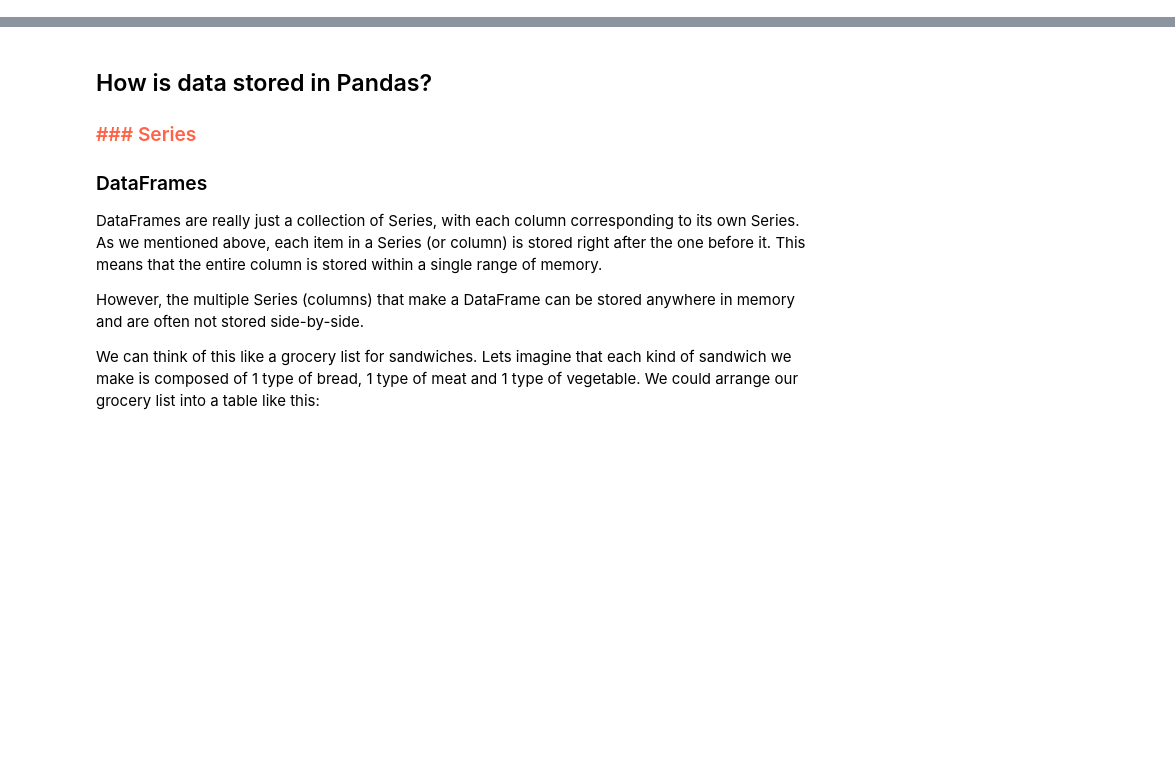
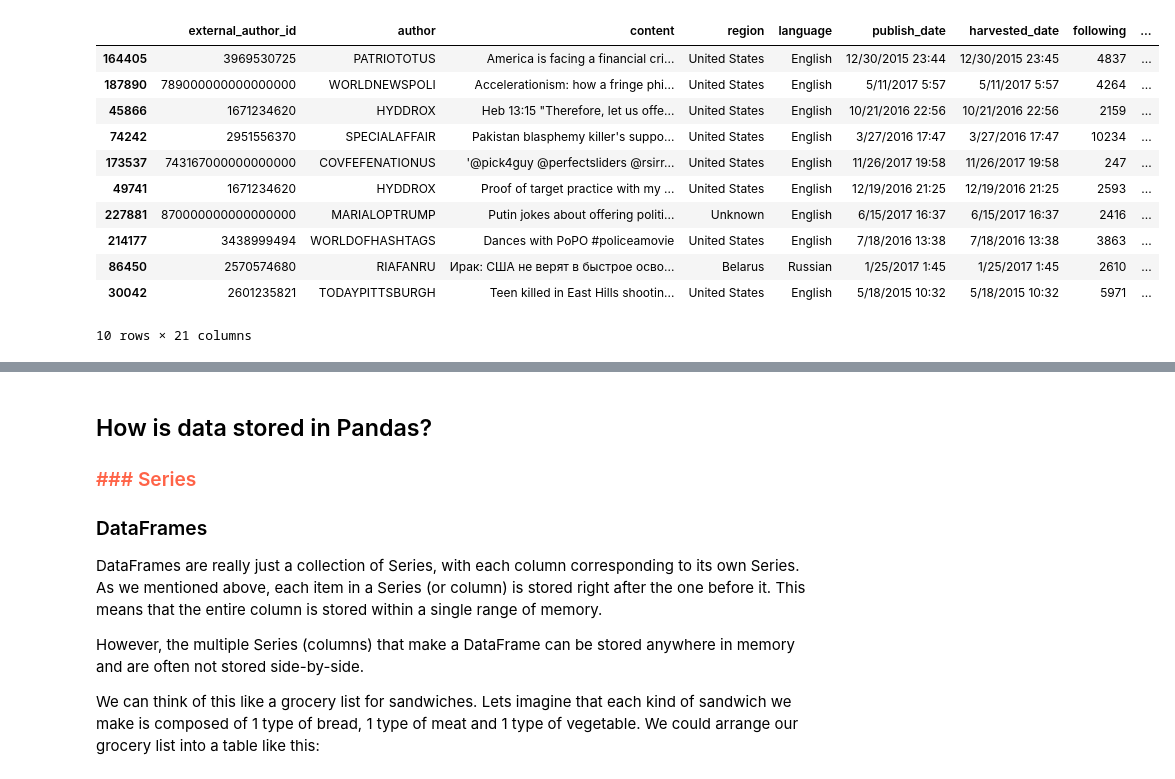
Before and after one commit to mclevey/GESIS_2020_Fundamentals, a Jupyter notebook: 03_numpy_pandas_mpl.ipynb, the cells around one changed output, grey strips where cells are left out. Cells and saved outputs as stored; diff of their text form; code cells hidden in the pictures; blank space fills up the shorter version.

```diff
--- a/03_numpy_pandas_mpl.ipynb
+++ b/03_numpy_pandas_mpl.ipynb
@@ -60,0 +437,15 @@ However, by understanding a little about what is going on in the backend, we can
+# %%
+df[df['followers'] >= 1000].sample(10)
+# %% [output]
+|  | external_author_id | author | content | region | language | publish_date | harvested_date | following | ... |
+| 164405 | 3969530725 | PATRIOTOTUS | America is facing a financial cri... | United States | English | 12/30/2015 23:44 | 12/30/2015 23:45 | 4837 | ... |
+| 187890 | 789000000000000000 | WORLDNEWSPOLI | Accelerationism: how a fringe phi... | United States | English | 5/11/2017 5:57 | 5/11/2017 5:57 | 4264 | ... |
+| 45866 | 1671234620 | HYDDROX | Heb 13:15 "Therefore, let us offe... | United States | English | 10/21/2016 22:56 | 10/21/2016 22:56 | 2159 | ... |
+| 74242 | 2951556370 | SPECIALAFFAIR | Pakistan blasphemy killer's suppo... | United States | English | 3/27/2016 17:47 | 3/27/2016 17:47 | 10234 | ... |
+| 173537 | 743167000000000000 | COVFEFENATIONUS | '@pick4guy @perfectsliders @rsirr... | United States | English | 11/26/2017 19:58 | 11/26/2017 19:58 | 247 | ... |
+| 49741 | 1671234620 | HYDDROX | Proof of target practice with my ... | United States | English | 12/19/2016 21:25 | 12/19/2016 21:25 | 2593 | ... |
+| 227881 | 870000000000000000 | MARIALOPTRUMP | Putin jokes about offering politi... | Unknown | English | 6/15/2017 16:37 | 6/15/2017 16:37 | 2416 | ... |
+| 214177 | 3438999494 | WORLDOFHASHTAGS | Dances with PoPO #policeamovie | United States | English | 7/18/2016 13:38 | 7/18/2016 13:38 | 3863 | ... |
+| 86450 | 2570574680 | RIAFANRU | Ирак: США не верят в быстрое осво... | Belarus | Russian | 1/25/2017 1:45 | 1/25/2017 1:45 | 2610 | ... |
+| 30042 | 2601235821 | TODAYPITTSBURGH | Teen killed in East Hills shootin... | United States | English | 5/18/2015 10:32 | 5/18/2015 10:32 | 5971 | ... |
+10 rows × 21 columns
```
Also changed, not shown: parts of 102 cells of this notebook, 33 other files.
